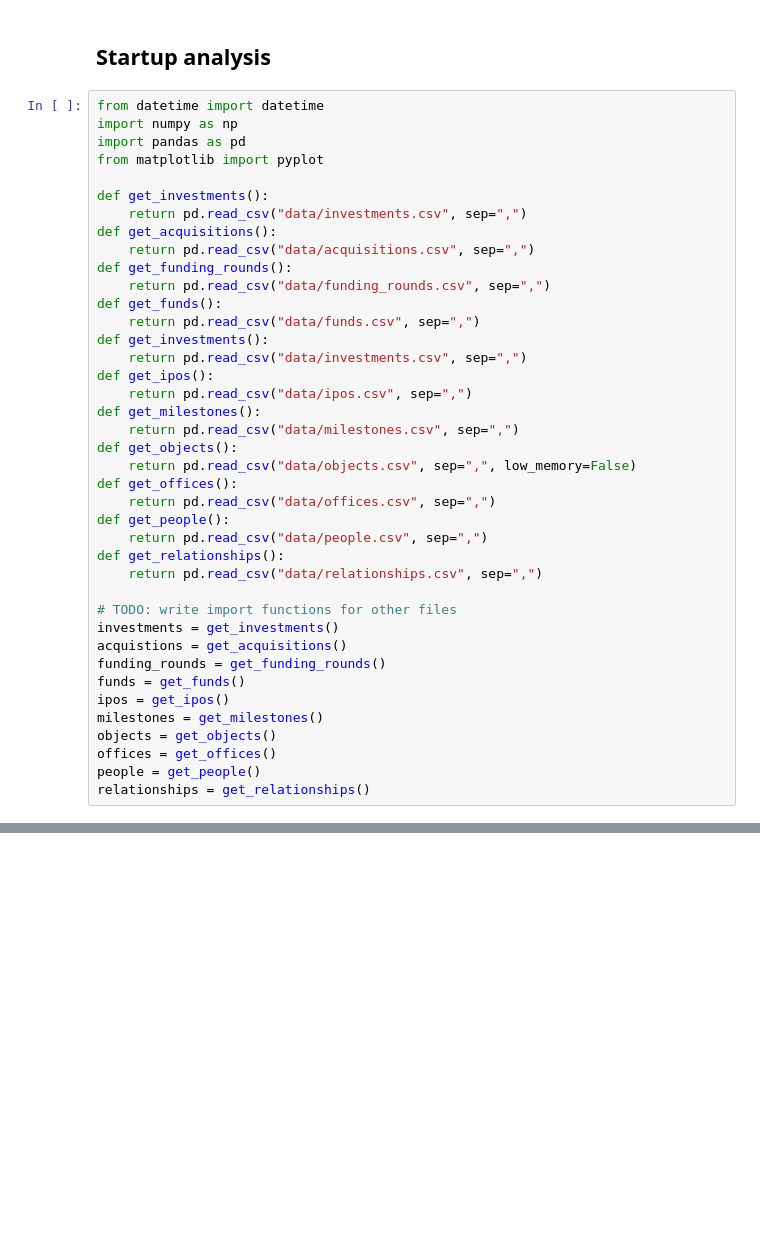
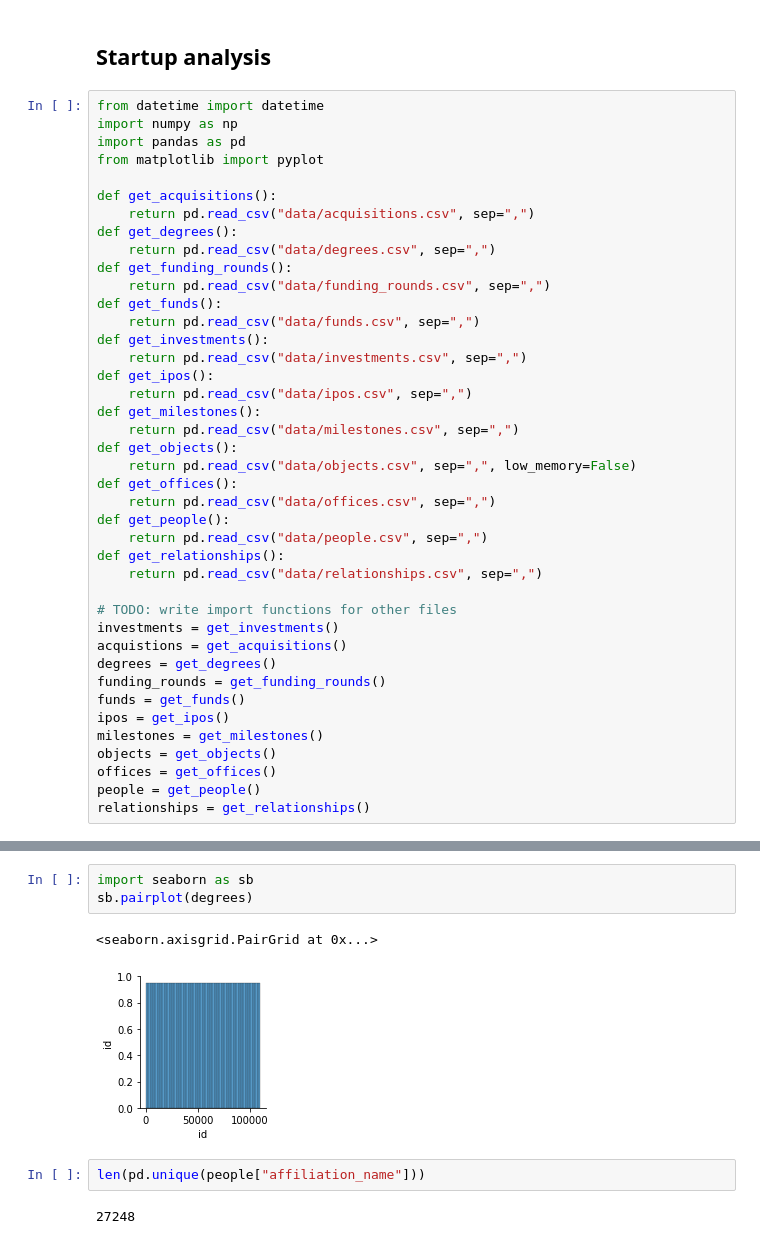
Before and after one commit to bartolomej/PR22_BK_LG_NS, a Jupyter notebook: notebook.ipynb, the cells around one changed output, grey strips where cells are left out. Drawn from its saved outputs; the diff is of its cells as text; blank space fills up the shorter version.

```diff
--- a/notebook.ipynb
+++ b/notebook.ipynb
@@ -6,10 +6,10 @@ import numpy as np
 import pandas as pd
 from matplotlib import pyplot
 
-def get_investments():
-    return pd.read_csv("data/investments.csv", sep=",")
 def get_acquisitions():
     return pd.read_csv("data/acquisitions.csv", sep=",")
+def get_degrees():
+    return pd.read_csv("data/degrees.csv", sep=",")
 def get_funding_rounds():
     return pd.read_csv("data/funding_rounds.csv", sep=",")
 def get_funds():
@@ -32,6 +32,7 @@ def get_relationships():
 # TODO: write import functions for other files
 investments = get_investments()
 acquistions = get_acquisitions()
+degrees = get_degrees()
 funding_rounds = get_funding_rounds()
 funds = get_funds()
 ipos = get_ipos()
@@ -57,0 +60,10 @@ axes.barh(total_fundings["name"][:10], total_fundings["raised_amount"][:10])
+# %%
+import seaborn as sb
+sb.pairplot(degrees)
+# %% [output]
+<seaborn.axisgrid.PairGrid at 0x...>
+[figure, added]
+# %%
+len(pd.unique(people["affiliation_name"]))
+# %% [output]
+27248
```
Also changed, not shown: parts of 8 cells of this notebook.
